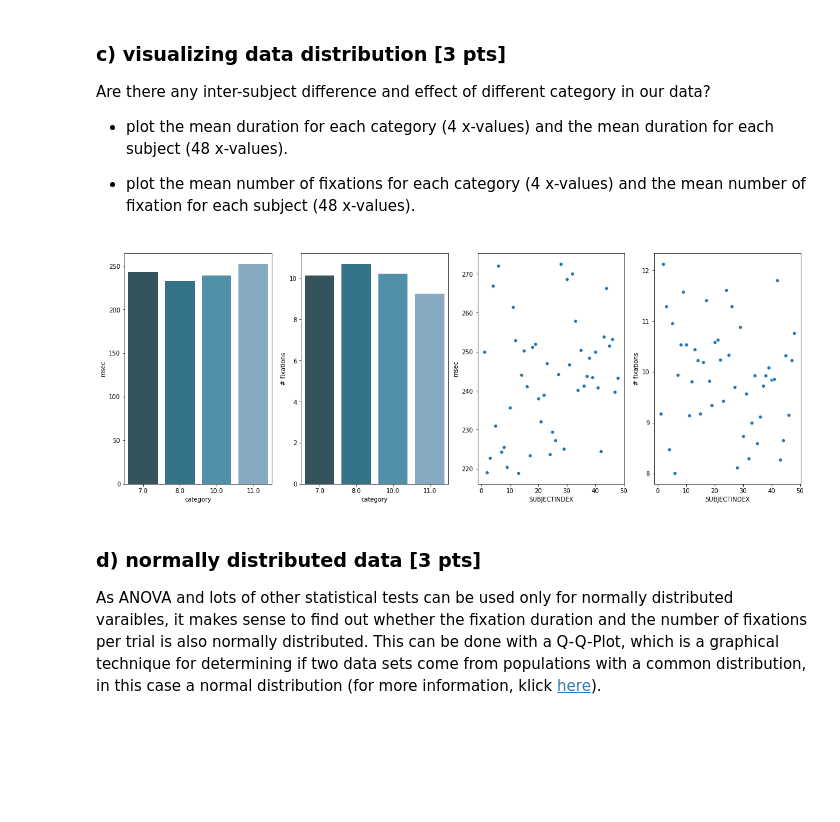
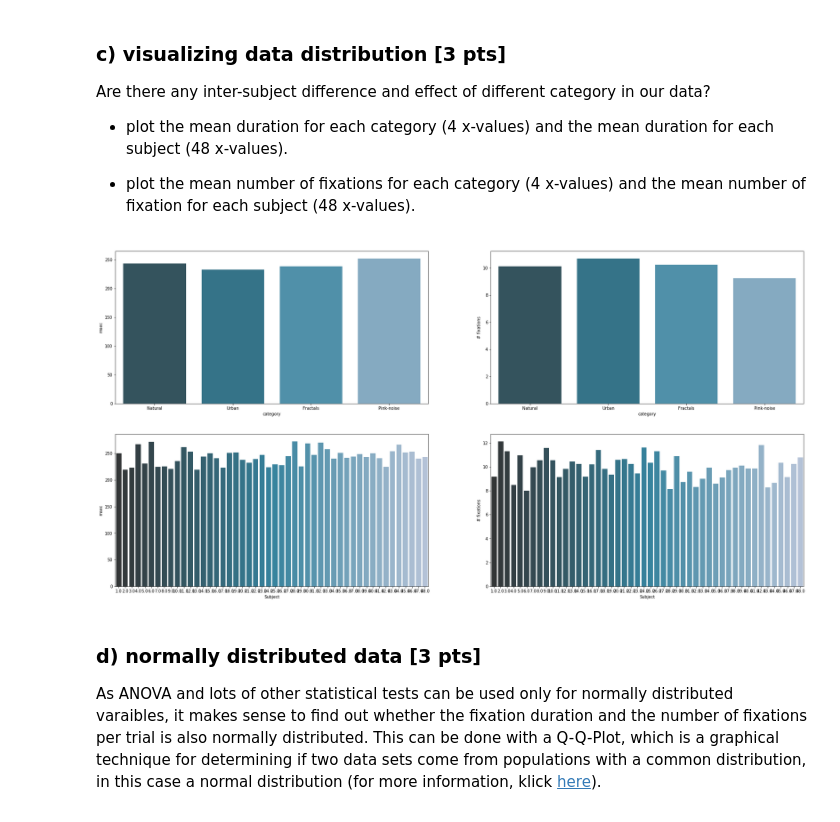
Before and after one commit to NBP-ACC/week-7-acc10, a Jupyter notebook: Sheet05.ipynb, the cells around one changed output. Saved outputs shown, nothing was run; the diff lists cells and outputs as text; code cells hidden in the pictures; blank space fills up the shorter version.

```diff
--- a/Sheet05.ipynb
+++ b/Sheet05.ipynb
@@ -166,29 +155,35 @@ Are there any inter-subject difference and effect of different category in our d
 # %%
 # creating data sets with mean duration
 duration_category = df.groupby('category')['duration'].agg('mean').reset_index()
 duration_subject = df.groupby('SUBJECTINDEX')['duration'].agg('mean').reset_index()
 # creating data sets with mean number of fixation
 fixations_category = df.groupby('category')['fix'].agg('mean').reset_index()
 fixations_subject = df.groupby('SUBJECTINDEX')['fix'].agg('mean').reset_index()
 
 # create figure and 4 dimensional axis
-fig, axes = plt.subplots(ncols=4, figsize=(20, 7))
+fig, axes = plt.subplots(nrows=2, ncols=2, figsize=(30, 15))
 
 # plot the values
-sns.barplot(x = 'category', y = 'duration', data=duration_category, ax=axes[0], palette ='PuBuGn_d')
-sns.barplot(x = 'category', y = 'fix', data=fixations_category, ax=axes[1], palette ='PuBuGn_d')
-sns.scatterplot(x = 'SUBJECTINDEX', y = 'duration', data=duration_subject, ax=axes[2], palette ='PuBuGn_d')
-sns.scatterplot(x = 'SUBJECTINDEX', y = 'fix', data=fixations_subject, ax=axes[3], palette ='PuBuGn_d')
+sns.barplot(x = 'category', y = 'duration', data=duration_category, ax=axes[0,0], palette ='PuBuGn_d')
+sns.barplot(x = 'category', y = 'fix', data=fixations_category, ax=axes[0,1], palette ='PuBuGn_d')
+sns.barplot(x = 'SUBJECTINDEX', y = 'duration', data=duration_subject, ax=axes[1,0], palette ='PuBuGn_d')
+sns.barplot(x = 'SUBJECTINDEX', y = 'fix', data=fixations_subject, ax=axes[1,1], palette ='PuBuGn_d')
 
 # set the labels right
-axes[0].set_ylabel('msec')
-axes[1].set_ylabel('# fixations')
-axes[2].set_ylabel('msec')
-axes[3].set_ylabel('# fixations')
+axes[0,0].set(ylabel='msec')
+axes[0,1].set(ylabel='# fixations')
+axes[1,0].set(xlabel='Subject', ylabel='msec')
+axes[1,1].set(xlabel='Subject', ylabel='# fixations')
+
+# rename the categorical value according to their names
+axes[0,0].set_xticklabels(labels=['Natural', 'Urban', 'Fractals', 'Pink-noise'])
+axes[0,1].set_xticklabels(labels=['Natural', 'Urban', 'Fractals', 'Pink-noise'])
+
+#axes[1,0].set_xlim([0,10.0, 20.0, 30.0, 40.0])
 
 plt.show()
 # %% [output]
-[figure, old version]
+[figure, new version]
 # %% [markdown]
 ### d) normally distributed data [3 pts]
 As ANOVA and lots of other statistical tests can be used only for normally distributed varaibles, it makes sense to find out whether the fixation duration and the number of fixations per trial is also normally distributed. This can be done with a Q-Q-Plot, which  is a graphical technique for determining if two data sets come from populations with a common distribution, in this case a normal distribution (for more information, klick [here](https://www.itl.nist.gov/div898/handbook/eda/section3/eda33o.htm)).
```
Also changed, not shown: parts of 6 cells of this notebook.
